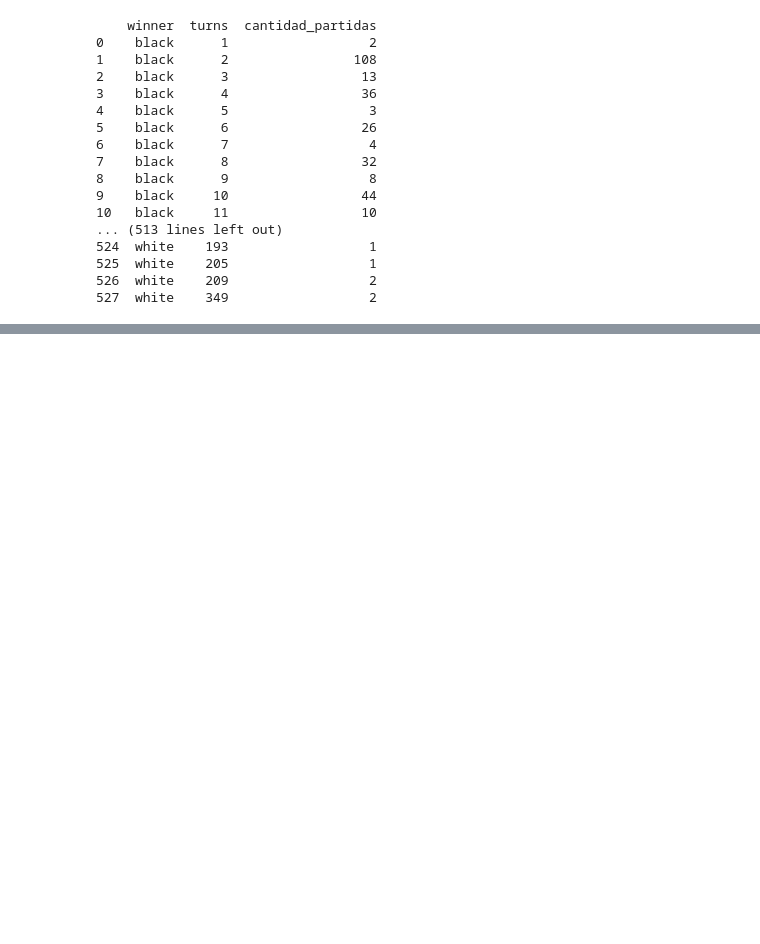
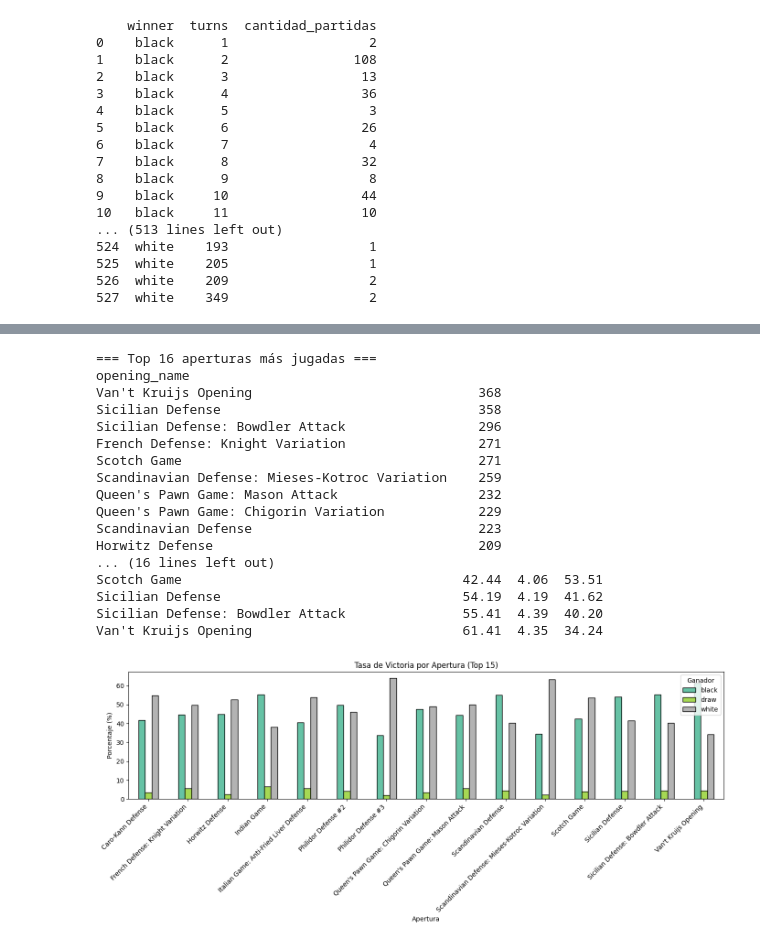
Before and after one commit to yisuznazi/juegosAjedrez, a Jupyter notebook: ajedrez.ipynb, the cells around one changed output, grey strips where cells are left out. Cells and saved outputs as stored; diff of their text form; code cells hidden in the pictures; blank space fills up the shorter version.

```diff
--- a/ajedrez.ipynb
+++ b/ajedrez.ipynb
@@ -134,0 +278,49 @@ print(ganador_por_turnos)
+# %%
+# Top 10 aperturas más jugadas
+top_aperturas = df['opening_name'].value_counts().head(10)
+print("=== Top 10 aperturas más jugadas ===")
+print(top_aperturas)
+
+# Tasa de victoria por apertura (top 16)
+top15 = df['opening_name'].value_counts().head(15).index
+
+tasa_victoria = (
+    df[df['opening_name'].isin(top15)]
+    .groupby('opening_name')['winner']
+    .value_counts(normalize=True)
+    .mul(100)
+    .round(2)
+    .unstack()
+)
+
+print("\n=== Tasa de victoria por apertura (%) ===")
+print(tasa_victoria)
+
+# Gráfico
+tasa_victoria.plot(kind='bar', figsize=(14, 6), colormap='Set2', edgecolor='black')
+plt.title("Tasa de Victoria por Apertura (Top 15)")
+plt.xlabel("Apertura")
+plt.ylabel("Porcentaje (%)")
+plt.xticks(rotation=45, ha='right')
+plt.legend(title='Ganador')
+plt.tight_layout()
+plt.show()
+# %% [output]
+=== Top 16 aperturas más jugadas ===
+opening_name
+Van't Kruijs Opening                             368
+Sicilian Defense                                 358
+Sicilian Defense: Bowdler Attack                 296
+French Defense: Knight Variation                 271
+Scotch Game                                      271
+Scandinavian Defense: Mieses-Kotroc Variation    259
+Queen's Pawn Game: Mason Attack                  232
+Queen's Pawn Game: Chigorin Variation            229
+Scandinavian Defense                             223
+Horwitz Defense                                  209
+... (16 lines left out)
+Scotch Game                                    42.44  4.06  53.51
+Sicilian Defense                               54.19  4.19  41.62
+Sicilian Defense: Bowdler Attack               55.41  4.39  40.20
+Van't Kruijs Opening                           61.41  4.35  34.24
+[figure, added]
```
Also changed, not shown: parts of 12 cells of this notebook.
